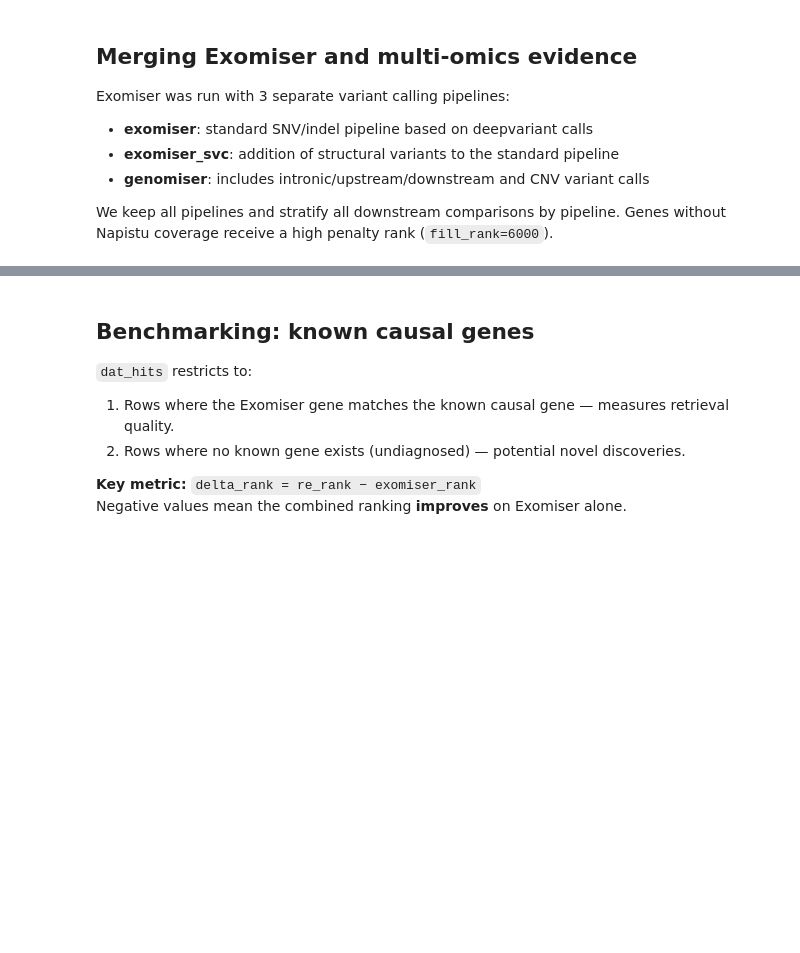
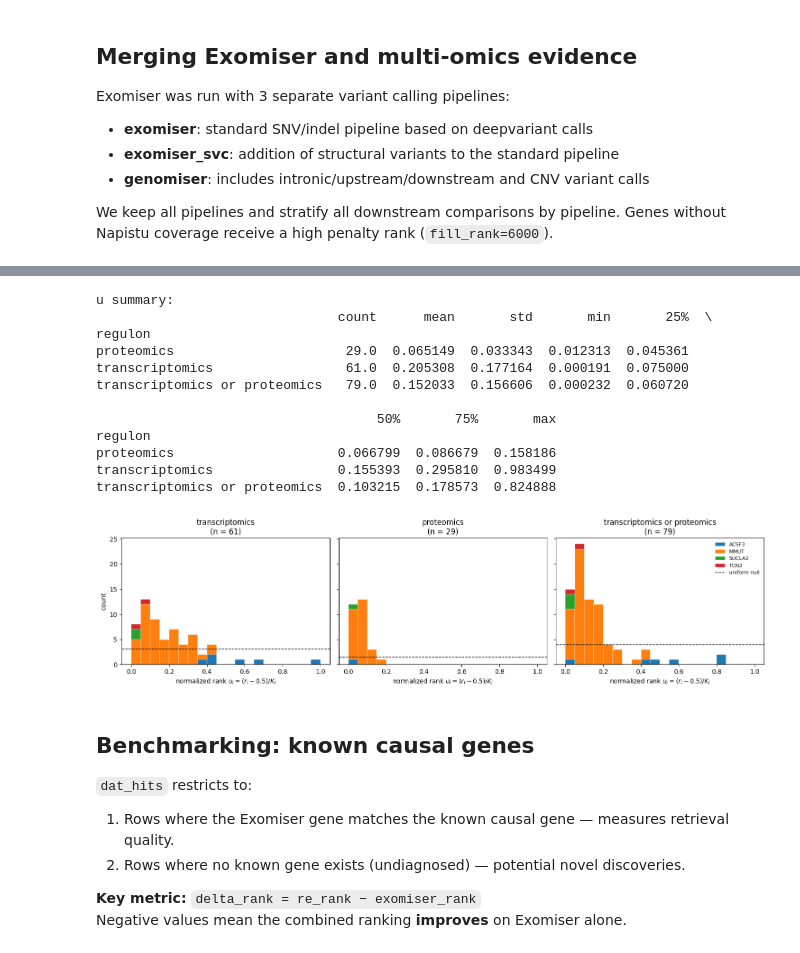
Before and after one commit to napistu/napistu-scrapyard, a Jupyter notebook: applications/forny_2023/variant_reranking.ipynb, the cells around one changed output, grey strips where cells are left out. Drawn from its saved outputs; the diff is of its cells as text; code cells hidden in the pictures; blank space fills up the shorter version.

Commit message:
added tests for causal gene enrichment

```diff
--- a/applications/forny_2023/variant_reranking.ipynb
+++ b/applications/forny_2023/variant_reranking.ipynb
@@ -43,8 +45,19 @@ logging.basicConfig(level=logging.INFO)
 Paths and parameters are centralised in `inputs` and `params` to make the notebook
 easy to adapt without touching analysis logic.
 # %%
+# votti env
+#class inputs:  # type: ignore
+#    _fol_input = Path("../../data/Forny2023/input")
+#    # not published gene level exomiser prioritization
+#    fn_exomiser_genes = _fol_input / "exomiser_genes_v1.csv"
+#    # known variants based on the published variants in the supplementary
+#    fn_known = _fol_input / '42255_2022_720_MOESM1_ESM_sup_tab1.csv'
+#    # generated from predict_driver_mutations
+#    fn_napistu = _fol_input / "../interim/mma_driver_mutation_rankings.parquet"
+
+# sean env
 class inputs:  # type: ignore
-    _fol_input = Path("../../data/Forny2023/input")
+    _fol_input = Path("~/Desktop/DATA/Forny2023/input").expanduser()
     # not published gene level exomiser prioritization
     fn_exomiser_genes = _fol_input / "exomiser_genes_v1.csv"
     # known variants based on the published variants in the supplementary
@@ -59,6 +72,8 @@ class params:  # type: ignore
         'undiagnosed': (151, 210),
         'unaffected': (211, 230),
     }
+
+    n_vertices_w_possible_scores = 19375
 # %%
 class V:
     # Common / Shared
@@ -364,3 +797,58 @@ dat_merged = rerank_variants(dat_merged)
+# %%
+import matplotlib.pyplot as plt
+
+hits = (
+    driver_ranks[driver_ranks[V.symbol] == driver_ranks[V.known_gene]]
+    .copy()
+)
+
+# K_i = regulon size per (patient, regulon), computed on the FULL driver_ranks
+k_map = (
+    driver_ranks.groupby([V.patient, "regulon"])[V.symbol]
+    .nunique()
+    .rename("K")
+    .reset_index()
+)
+hits = hits.merge(k_map, on=[V.patient, "regulon"], how="left")
+hits["u"] = (hits["attribute_rank"] - 0.5) / hits["K"]
+
+print("u summary:")
+print(hits.groupby("regulon")["u"].describe())
+
+regulons = list(regulon_version_ranking_attrs.keys())
+known_genes = sorted(hits[V.known_gene].unique())
+bins = np.linspace(0, 1, 21)
+
+fig, axes = plt.subplots(1, len(regulons), figsize=(5 * len(regulons), 4), sharey=True)
+
+for ax, regulon in zip(axes, regulons):
+    sub = hits[hits["regulon"] == regulon]
+    stacks = [sub.loc[sub[V.known_gene] == g, "u"].to_numpy() for g in known_genes]
+    ax.hist(stacks, bins=bins, stacked=True, label=known_genes,
+            edgecolor="white", linewidth=0.3)
+    ax.axhline(len(sub) / (len(bins) - 1), color="k", linestyle="--",
+               linewidth=1, label="uniform null")
+    ax.set_title(f"{regulon}\n(n = {len(sub)})")
+    ax.set_xlabel("normalized rank $u_i = (r_i - 0.5) / K_i$")
+
+axes[0].set_ylabel("count")
+axes[-1].legend(loc="upper right", fontsize=8, frameon=False)
+fig.tight_layout()
+plt.show()
+# %% [output]
+u summary:
+                               count      mean       std       min       25%  \
+regulon
+proteomics                      29.0  0.065149  0.033343  0.012313  0.045361
+transcriptomics                 61.0  0.205308  0.177164  0.000191  0.075000
+transcriptomics or proteomics   79.0  0.152033  0.156606  0.000232  0.060720
+
+                                    50%       75%       max
+regulon
+proteomics                     0.066799  0.086679  0.158186
+transcriptomics                0.155393  0.295810  0.983499
+transcriptomics or proteomics  0.103215  0.178573  0.824888
+[figure, added]
 # %% [markdown]
 ## Benchmarking: known causal genes
 
```
Also changed, not shown: parts of 48 cells of this notebook, 1 other file.
